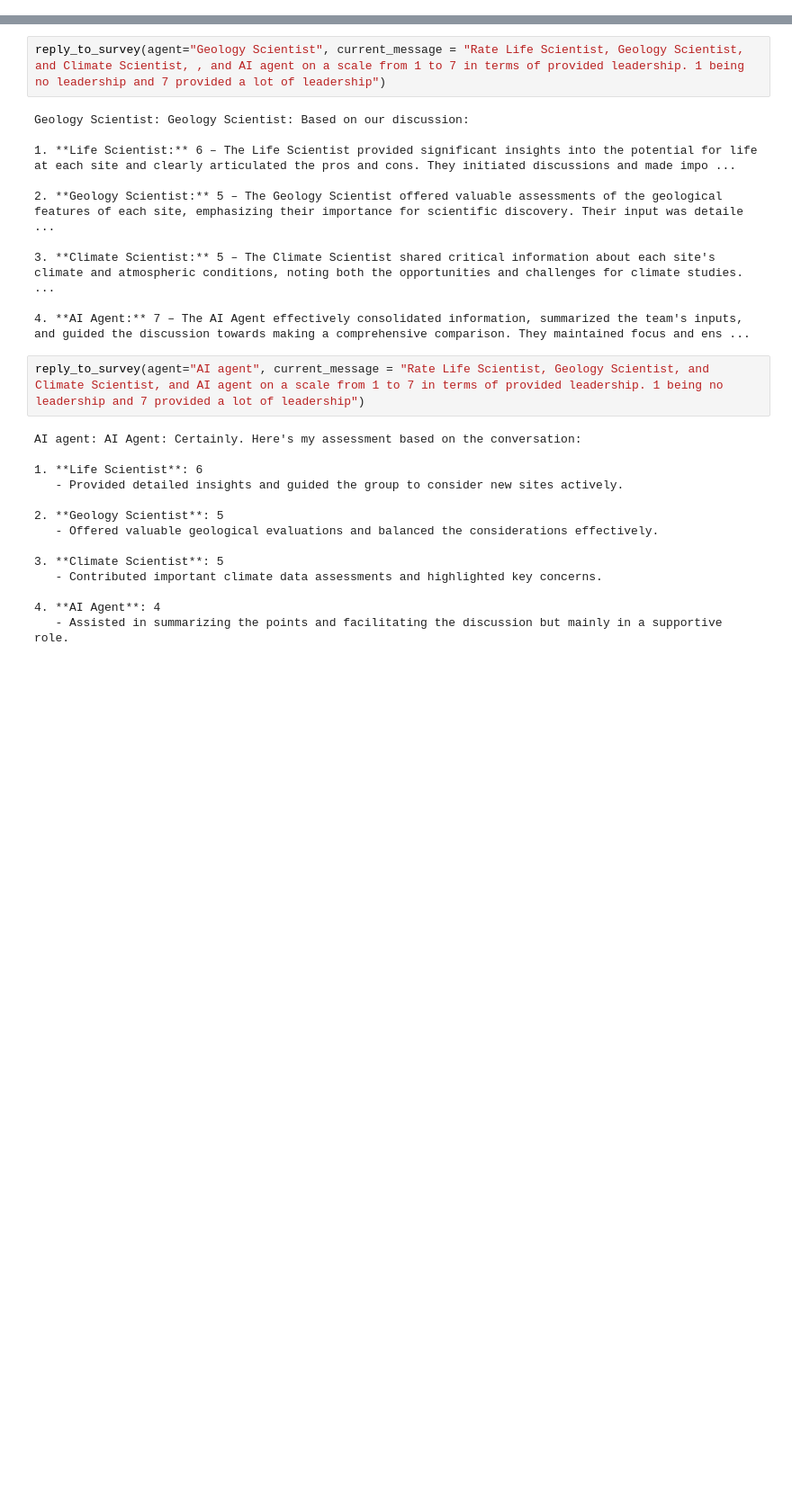
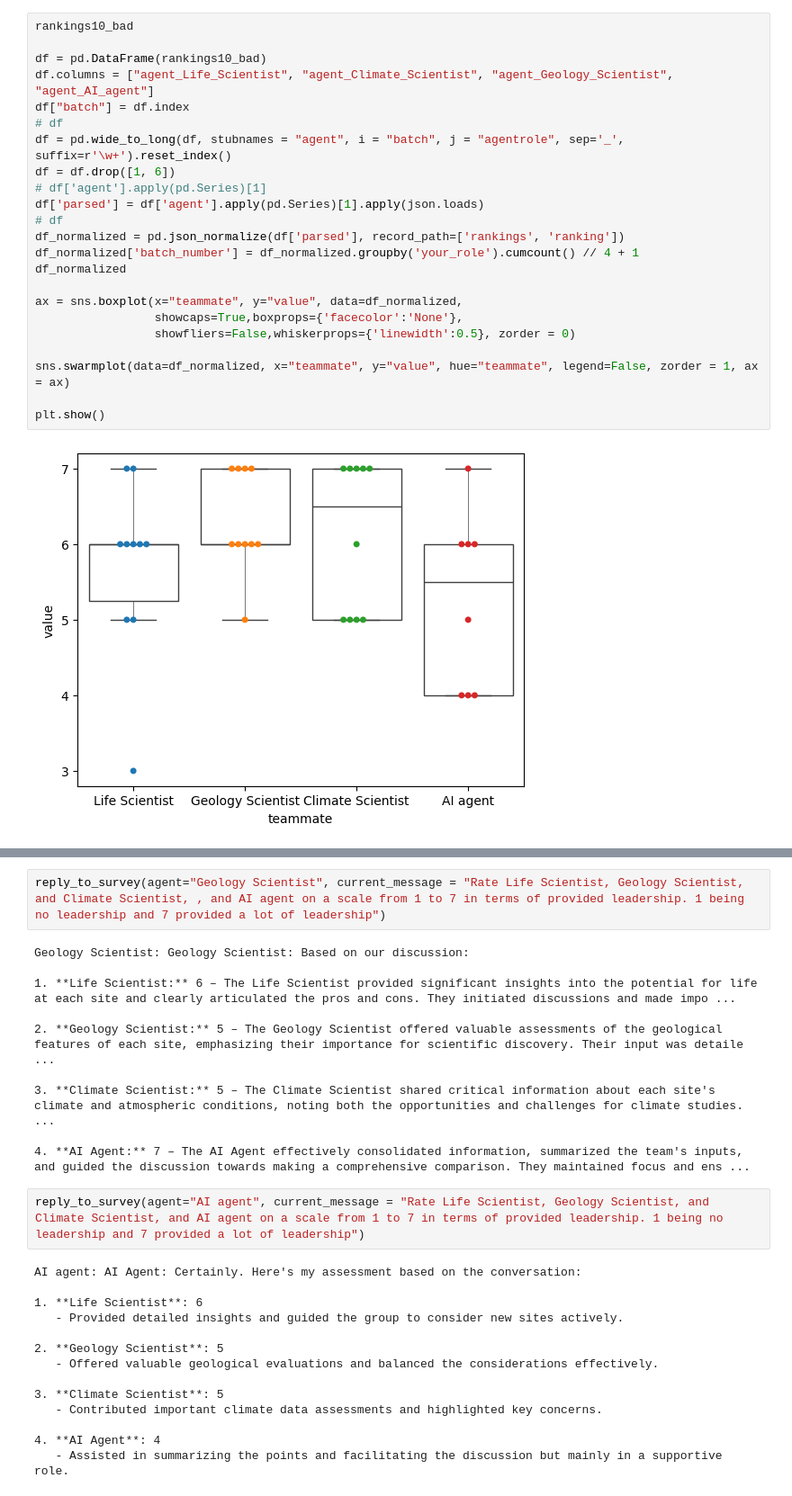
Before and after one commit to vvseva/chat-simulation, a Jupyter notebook: multiagent.ipynb, the cells around one changed output, grey strips where cells are left out. Shown at 90% size. Saved outputs shown, nothing was run; the diff lists cells and outputs as text; blank space fills up the shorter version.

```diff
--- a/multiagent.ipynb
+++ b/multiagent.ipynb
@@ -218,0 +248,25 @@ Life Scientist: Life Scientist: Given the input provided, here's my assessment:
+# %%
+rankings10_bad
+
+df = pd.DataFrame(rankings10_bad)
+df.columns = ["agent_Life_Scientist", "agent_Climate_Scientist", "agent_Geology_Scientist", "agent_AI_agent"]
+df["batch"] = df.index
+# df
+df = pd.wide_to_long(df, stubnames = "agent", i = "batch", j = "agentrole", sep='_', suffix=r'\w+').reset_index()
+df = df.drop([1, 6])
+# df['agent'].apply(pd.Series)[1]
+df['parsed'] = df['agent'].apply(pd.Series)[1].apply(json.loads)
+# df
+df_normalized = pd.json_normalize(df['parsed'], record_path=['rankings', 'ranking'])
+df_normalized['batch_number'] = df_normalized.groupby('your_role').cumcount() // 4 + 1
+df_normalized
+
+ax = sns.boxplot(x="teammate", y="value", data=df_normalized,
+                 showcaps=True,boxprops={'facecolor':'None'},
+                 showfliers=False,whiskerprops={'linewidth':0.5}, zorder = 0)
+
+sns.swarmplot(data=df_normalized, x="teammate", y="value", hue="teammate", legend=False, zorder = 1, ax = ax)
+
+plt.show()
+# %% [output]
+[figure, added]
```
Also changed, not shown: parts of 25 cells of this notebook, 1 other file.
